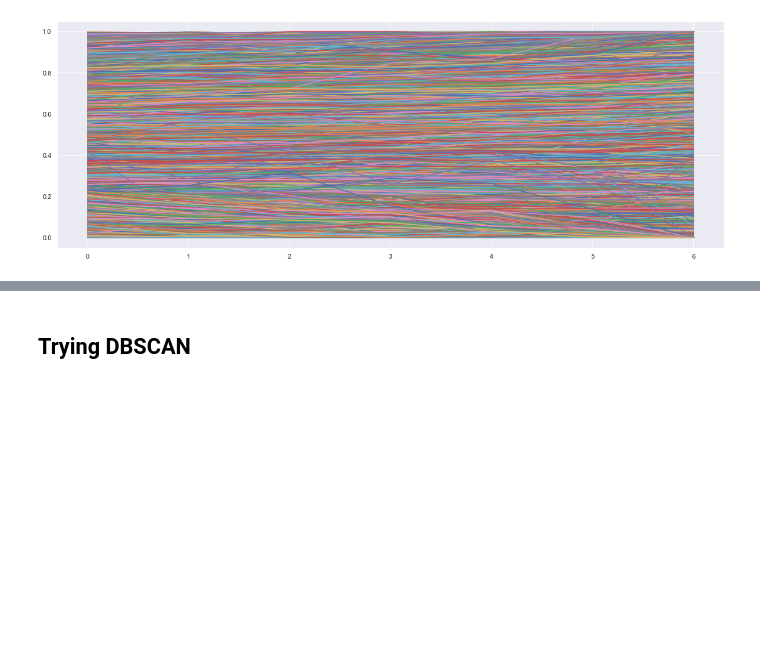
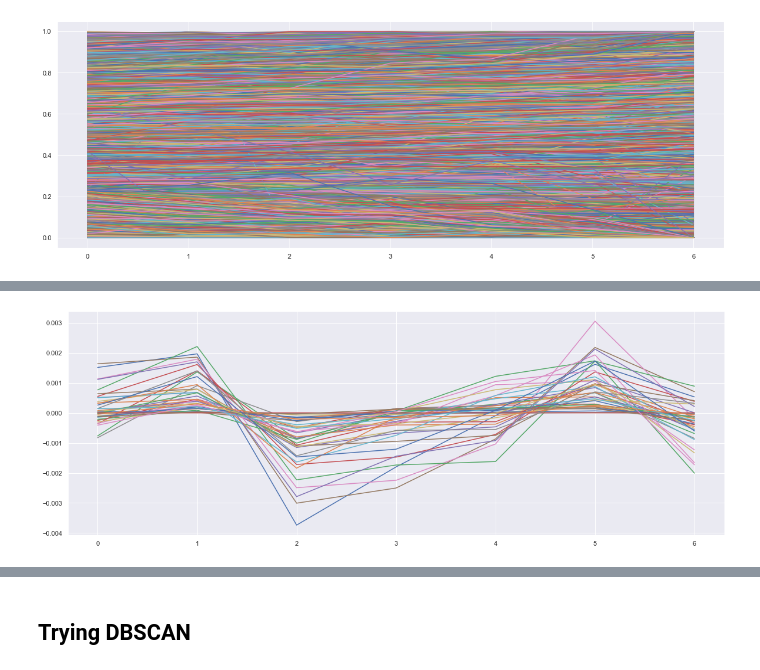
Before and after one commit to BorovTech/Timeseries_project, a Jupyter notebook: Untitled1.ipynb, the cells around one changed output, grey strips where cells are left out. Drawn from its saved outputs; the diff is of its cells as text; code cells hidden in the pictures; blank space fills up the shorter version.

Commit message:
Ivanov_clustering

```diff
--- a/Untitled1.ipynb
+++ b/Untitled1.ipynb
@@ -129,6 +129,20 @@ print(DB_score)
 # %% [output]
 0.28374241394509997
 0.9237902716803119
+# %%
+def clustering_cleaning(clustering_result, clustering_data):
+    new_clusters = []
+    new_labels = []
+
+    very_bad_cluster = []
+
+    for i in range(len(clustering_result)):
+        if clustering_result[i] != 0:
+            new_labels.append(clustering_result[i])
+            new_clusters.append(clustering_data[i])
+        else:
+            very_bad_cluster.append(clustering_data[i])
+    return new_labels, new_clusters
 # %%
 bob = Wishart(2, 1)
 new_clustering_result = bob.fit(np.array(very_bad_cluster), workers=1, batch_weight_in_gb=50)
@@ -263,7 +277,7 @@ def clustering_by_tema(clustering_data):
 # %%
 # Тёмина параша
 clustering_data = []
-for legend in range(0,1):
+for legend in range(0,3):
     print("data %s loaded" % legend)
     df = pd.read_csv('data/train/part_%s.csv' % str(legend))
     #extracting data
@@ -282,9 +296,10 @@ for legend in range(0,1):
 
     print(len(clustering_data))
     new_wishart = Wishart(2, 1)
-    cdzo = [make_z_vector_fixed(x, [0, 2, 4, 6]) for x in clustering_data]
-    clustering_result = clustering_by_tema(clustering_data) # clustering
+    clustering_result = Ivanov_clustering(clustering_data) # clustering
     #print(clustering_result)
+    print(clustering_result.count(0))
+    clustering_result, clustering_data = clustering_cleaning(clustering_result, clustering_data)
     sil_score = metrics.silhouette_score(clustering_data, clustering_result, metric='euclidean')
     DB_score = metrics.davies_bouldin_score(clustering_data, clustering_result)
     cru = list(set(clustering_result)) # clustering_result_unique
@@ -296,0 +351,17 @@ data 0 loaded
+# %%
+sns.set(rc={"figure.figsize":(20, 7)})
+
+visual_data = []
+largest_cluster = max(set(clustering_result), key=list(clustering_result).count)
+
+# largest_cluster = -1
+for i in range(len(clustering_result)):
+    if clustering_result[i] == largest_cluster:
+        visual_data.append(clustering_data[i])
+
+visual_index = list(range(len(clustering_data[0])))
+a = len(visual_data)
+for i in tqdm(range(a)):
+    sns.lineplot(y=visual_data[i], x=visual_index)
+# %% [output]
+[figure, added]
```
Also changed, not shown: parts of 5 cells of this notebook.
